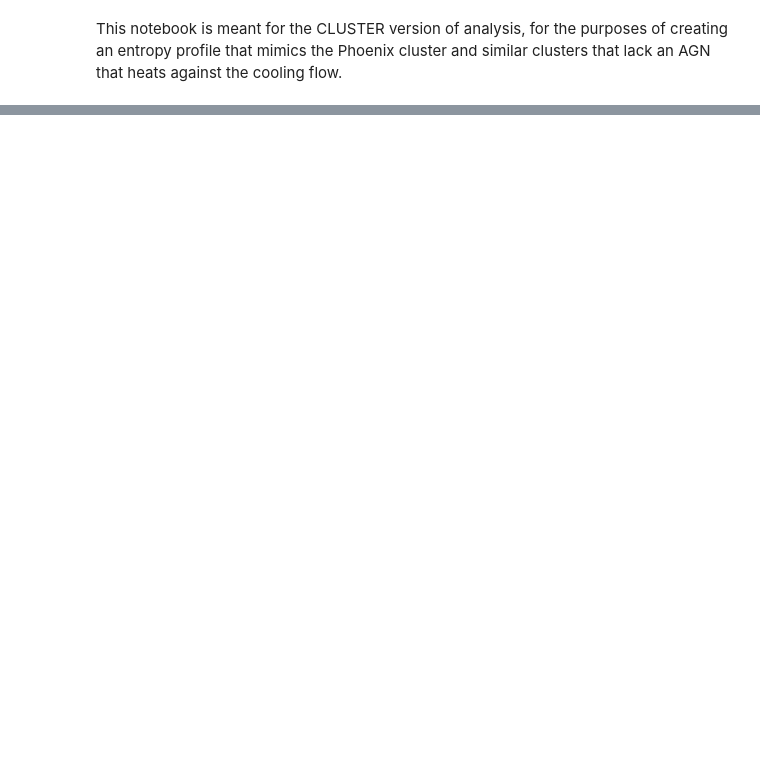
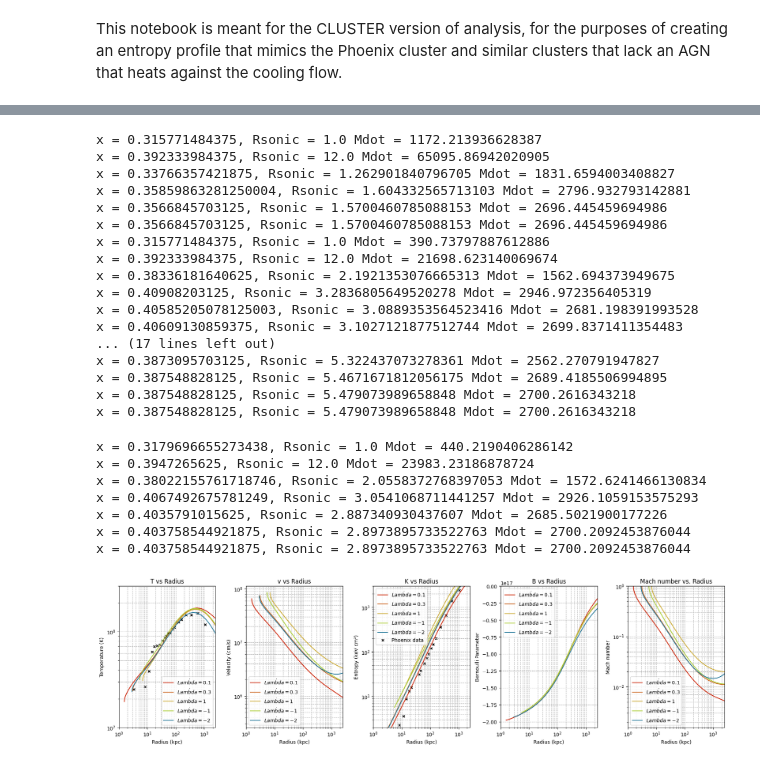
Before and after one commit to Jacob-Evans-007/Summer-2025-Hydrodynamics, a Jupyter notebook: cluster_notebook.ipynb, the cells around one changed output, grey strips where cells are left out. Cells and saved outputs as stored; diff of their text form; code cells hidden in the pictures; blank space fills up the shorter version.

Commit message:
brentlooper made things much faster

```diff
--- a/cluster_notebook.ipynb
+++ b/cluster_notebook.ipynb
@@ -25,5 +26,5 @@ z = 0.597
 # %%
-radii_grid = np.linspace(1*ktc, 15000*ktc, 100000)
+radii_grid = np.linspace(1*ktc, 16000*ktc, 80000)
 vc_grid = np.array([lf.vcgrab(r, z, 3e12, 2e15) for r in radii_grid])
 vc_interp = interp1d(radii_grid, vc_grid, kind='cubic', fill_value='extrapolate')
 # %%
@@ -147,7 +95,7 @@ def TheODE(r, C, Mdot, Lambdatype, recorder=None):
     # n is computed inside, so use dummy rho/n for Lambda
     rho = Mdot / (4 * np.pi * r**2 * v)
     n = rho / (mu * mp_g)
-    Lambda = lf.Lambdacalc(T, r, Lambdatype, n)
+    Lambda = lf.Lambdacalc(np.log10(T), r, Lambdatype, n)
 
     # if T > 10**8.16:
     #     print(T)
@@ -218,7 +166,7 @@ event_max_R.direction = 1
 def event_overstepdlnv(r, C, Mdot, Lambdatype, _):
     v, T = C
 
-    vc2 = lf.vcgrab(r, z, 3e12, 2e15)**2
+    vc2 = vc_interp(r)**2
     cs2 = (gamma * k_Bcgs * T) / (mu * mp_g)
 
     tflow = r / np.abs(v)
@@ -226,7 +174,7 @@ def event_overstepdlnv(r, C, Mdot, Lambdatype, _):
 
     rho = Mdot / (4 * np.pi * r**2 * v)
     n = rho / (mu * mp_g)
-    Lambda = lf.Lambdacalc(T, r, Lambdatype, n)
+    Lambda = lf.Lambdacalc(np.log10(T), r, Lambdatype, n)
 
     tcool = (3 * k_Bcgs * T) / (2 * Lambda * n)
 
@@ -247,7 +195,7 @@ my_event_list = [
 event_names = ['sonic point', 'unbound', 'lowT', 'max R reached', 'overstepdlnv' ]
 
 # SHOOTING METHOD
-def sonic_point_shooting(Rsonic, Lambdatype, Rmax=16000*ktc, tol=1e-8, epsilon=1e-5, dlnMdlnRInit=-1, x_high=1, x_low=1e-5, return_all_results=False):
+def sonic_point_shooting(Rsonic, Lambdatype, Rmax=16000*ktc, tol=1e-8, epsilon=1e-5, dlnMdlnRInit=-1, x_high=0.99, x_low=0.01, return_all_results=False):
     results = {}
     dlnMdlnRold = dlnMdlnRInit
 
@@ -301,7 +249,7 @@ def sonic_point_shooting(Rsonic, Lambdatype, Rmax=16000*ktc, tol=1e-8, epsilon=1
             print(f"starts unbound")
             x_low = x
             continue
-        res_raw = solve_ivp(TheODE, [R0, Rmax], [v0, T0], args=(Mdot, Lambdatype, None), method='RK45', max_step=Rmax/100,
+        res_raw = solve_ivp(TheODE, [R0, Rmax], [v0, T0], args=(Mdot, Lambdatype, None), method='RK45',
             atol=1e-5, rtol=1e-5, events=my_event_list, dense_output=True)
 
         if res_raw.status < 0:
@@ -351,11 +299,12 @@ def find_converged_x(Rsonic, Lambdatype):
         return None
     return result
 
+
 def find_mdot(Rsonic, Lambdatype, result=None):
     if result is None:
         result = sonic_point_shooting(Rsonic, Lambdatype)
         if result is None:
-            return None
+            return np.nan
     x = result.xval
     cs2_sonic = vc_interp(Rsonic)**2 / (2 * x)
     v_sonic = cs2_sonic**0.5
@@ -363,6 +312,21 @@ def find_mdot(Rsonic, Lambdatype, result=None):
     tflow_to_tcool = (10 / 3) * (1 - x)
     rho_sonic = lf.rhocalc(v_sonic, tflow_to_tcool, T_sonic, Rsonic, Lambdatype)
     if rho_sonic is False:
-        return None
+        return np.nan
     Mdot = 4 * np.pi * Rsonic**2 * rho_sonic * v_sonic
     return Mdot
+
+def postprocess(b, Mdot, Lambdatype):
+    b_result = sonic_point_shooting(b, Lambdatype)
+    x = b_result.xval
+    R0 = b_result.R0
+    v0 = b_result.v0
+    T0 = b_result.T0
+    Rmax = 16000 * ktc
+
+    recorder = {"ra2": [], "varray": [], "Tarray": [], "rhoarray": [], "Bern": [], "Mach": []}
+
+    res = solve_ivp(TheODE, [R0, Rmax], [v0, T0], args=(Mdot, Lambdatype, recorder), method='RK45', max_step=Rmax / 100,
+        atol=1e-5, rtol=1e-5, dense_output=True)
+
+    return x, R0, v0, T0, recorder
@@ -414,14 +460,14 @@ Tmpx = np.array([1080.61262, 590.26057, 353.85191, 229.22889, 157.99859, 125.211
 Tmpy = np.array([10.29864, 13.44796, 12.94118, 12.90498, 11.60181, 10.91403, 10.84163, 9.61086, 9.17647, 8.34389, 8.27149, 7.83710, 7.51131, 6.93213,
     6.31674, 6.17195, 6.06335, 5.33937, 3.34842, 2.29864, 2.15385])*kevtk
 # %%
-lambdatypes = [0.3, 0.5, 1, "a", "W"]
-colors     = ['purple', 'crimson', 'tomato', 'darkorange', 'goldenrod']
-labels     = [r"$\Lambda=0.3$", r"$\Lambda=0.5$", r"$\Lambda=1$", r"$\Lambda=a$", r"$\Lambda=W$"]
+lambdatypes = [0.1, 0.3, 1, -1, -2]
+colors     = ['#cc2200', "#cc6622", '#ccaa33', '#aacc33', "#227799"]
+labels = [rf"$\dot{{Lambda}}={Lambda}$" for Lambda in lambdatypes]
 
 results = []
 for Lambdatype in lambdatypes:
     try:
-        x, R0, v0, T0, recorder = TheMdotLooper(Mdot1 * 2700, 1.4 * ktc, 5.5 * ktc, Lambdatype)
+        x, R0, v0, T0, recorder = BrentLooper(Mdot1 * 2700, 1 * ktc, 12 * ktc, Lambdatype)
         results.append((Lambdatype, recorder))
     except Exception as e:
         print(f"Failed for Λ={Lambdatype}: {e}")
@@ -443,30 +489,56 @@ for (Lambdatype, recorder), color, label in zip(results, colors, labels):
     axes[2].plot(r_kpc, K, color=color, label=label)
     axes[3].plot(r_kpc, Bern, color=color, label=label)
     axes[4].plot(r_kpc, Mach, color=color, label=label)
 
 # --- Format each panel ---
 for ax, ylabel, title in zip(
     axes,
     ['Temperature (K)', 'Velocity (cm/s)', 'Entropy (keV cm²)', 'Bernoulli Parameter', 'Mach number'],
     ['T vs Radius', 'v vs Radius', 'K vs Radius', 'B vs Radius', 'Mach number vs. Radius']
 ):
     ax.set_xscale('log')
     ax.set_yscale('log')
     ax.set_xlabel('Radius (kpc)')
     ax.set_xlim(1, 2500)
     ax.set_ylabel(ylabel)
     ax.set_title(title)
     ax.grid(True, which='both', ls='--')
     ax.legend()
 
 axes[0].set_ylim(1e7, 3e8)
 axes[0].scatter(Tmpx, Tmpy, s=20, marker='x', color='black', label='Phoenix data')
 axes[2].scatter(x_values, y_values, s=20, marker='x', color='black', label='Phoenix data')
 axes[2].legend()
 axes[2].set_ylim(2, 3e3)
 axes[3].set_yscale('linear')
 axes[3].set_ylim(None, 0)
 axes[4].set_ylim(None, 1)
 
 plt.tight_layout()
 plt.show()
+# %% [output]
+x = 0.315771484375, Rsonic = 1.0 Mdot = 1172.213936628387
+x = 0.392333984375, Rsonic = 12.0 Mdot = 65095.86942020905
+x = 0.33766357421875, Rsonic = 1.262901840796705 Mdot = 1831.6594003408827
+x = 0.35859863281250004, Rsonic = 1.604332565713103 Mdot = 2796.932793142881
+x = 0.3566845703125, Rsonic = 1.5700460785088153 Mdot = 2696.445459694986
+x = 0.3566845703125, Rsonic = 1.5700460785088153 Mdot = 2696.445459694986
+x = 0.315771484375, Rsonic = 1.0 Mdot = 390.73797887612886
+x = 0.392333984375, Rsonic = 12.0 Mdot = 21698.623140069674
+x = 0.38336181640625, Rsonic = 2.1921353076665313 Mdot = 1562.694373949675
+x = 0.40908203125, Rsonic = 3.2836805649520278 Mdot = 2946.972356405319
+x = 0.40585205078125003, Rsonic = 3.0889353564523416 Mdot = 2681.198391993528
+x = 0.40609130859375, Rsonic = 3.1027121877512744 Mdot = 2699.8371411354483
+... (17 lines left out)
+x = 0.3873095703125, Rsonic = 5.322437073278361 Mdot = 2562.270791947827
+x = 0.387548828125, Rsonic = 5.4671671812056175 Mdot = 2689.4185506994895
+x = 0.387548828125, Rsonic = 5.479073989658848 Mdot = 2700.2616343218
+x = 0.387548828125, Rsonic = 5.479073989658848 Mdot = 2700.2616343218
+x = 0.3179696655273438, Rsonic = 1.0 Mdot = 440.2190406286142
+x = 0.3947265625, Rsonic = 12.0 Mdot = 23983.23186878724
+x = 0.38022155761718746, Rsonic = 2.0558372768397053 Mdot = 1572.6241466130834
+x = 0.4067492675781249, Rsonic = 3.0541068711441257 Mdot = 2926.1059153575293
+x = 0.4035791015625, Rsonic = 2.887340930437607 Mdot = 2685.5021900177226
+x = 0.403758544921875, Rsonic = 2.8973895733522763 Mdot = 2700.2092453876044
+x = 0.403758544921875, Rsonic = 2.8973895733522763 Mdot = 2700.2092453876044
+[figure, added]
```
Also changed, not shown: parts of 14 cells of this notebook, 2 other files.
